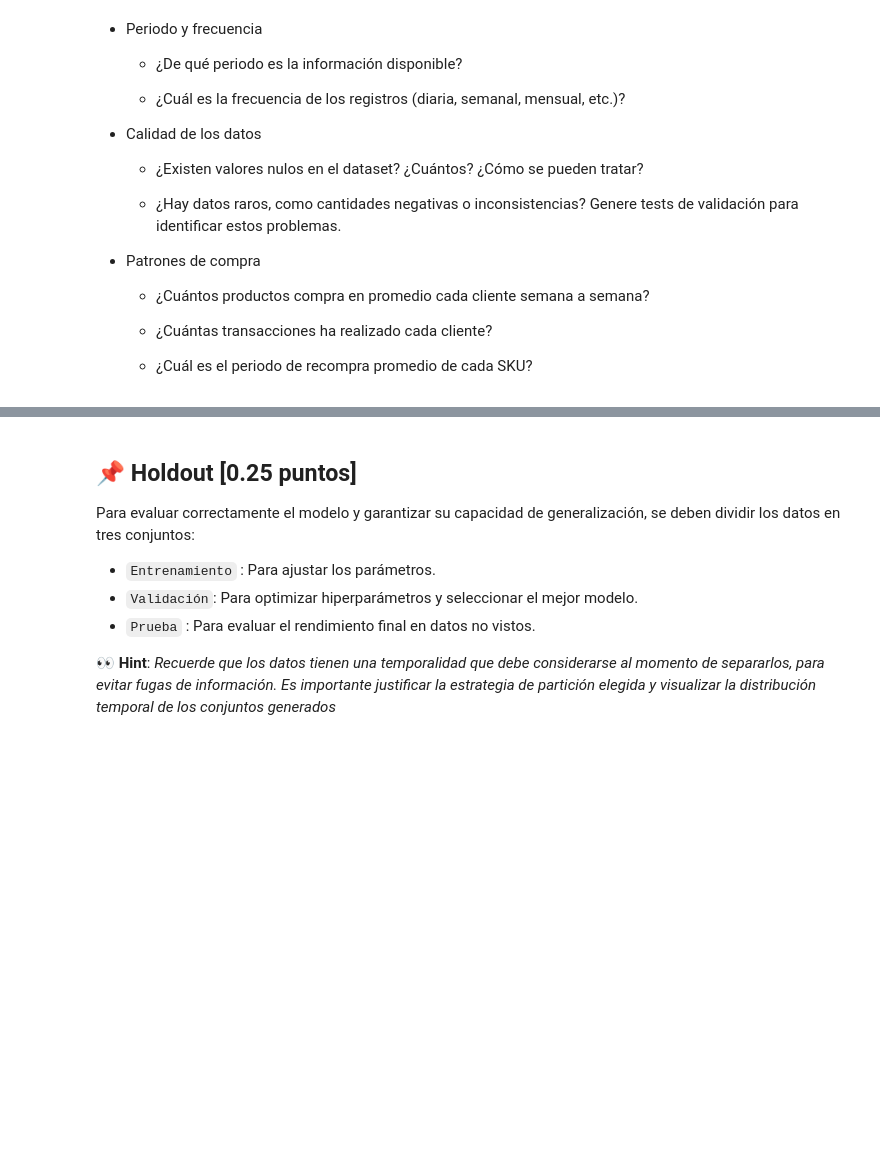
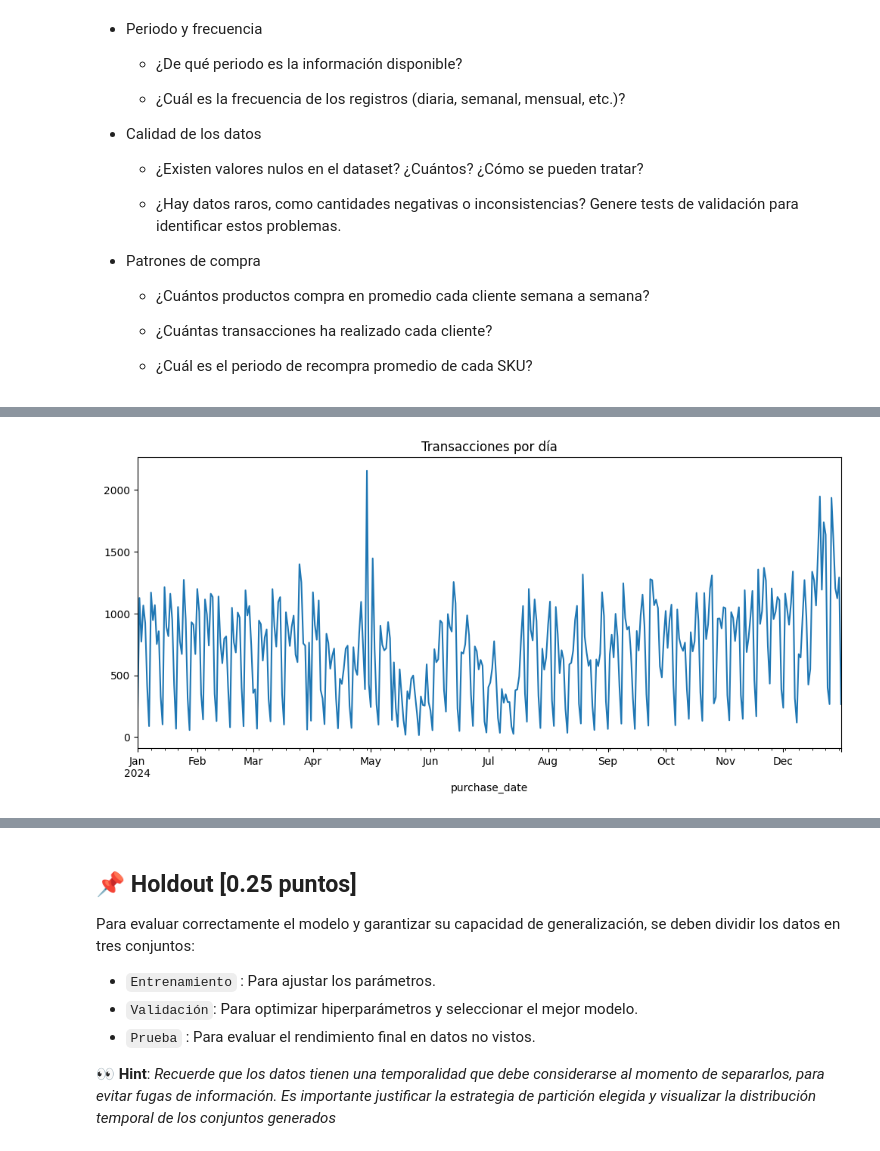
Before and after one commit to fco-marquez/MDS7202_Free_Riders, a Jupyter notebook: entrega1/enunciado_entrega1.ipynb, the cells around one changed output, grey strips where cells are left out. Saved outputs shown, nothing was run; the diff lists cells and outputs as text; code cells hidden in the pictures; blank space fills up the shorter version.

```diff
--- a/entrega1/enunciado_entrega1.ipynb
+++ b/entrega1/enunciado_entrega1.ipynb
@@ -494,0 +501,90 @@ Se deben responder preguntas a partir de lo que puedan visualizar/obtener, por e
+# %%
+import matplotlib.pyplot as plt
+import seaborn as sns
+
+# === Cargar el dataset procesado ===
+df = df_final.copy()  # viene del pipeline de la sección anterior
+
+# ----------------------------------------------------
+# 📌 CLIENTES Y PRODUCTOS
+# ----------------------------------------------------
+
+# Clientes únicos
+num_customers = df['customer_id'].nunique()
+print(f"Clientes únicos: {num_customers}")
+
+# Productos únicos
+num_products = df['product_id'].nunique()
+print(f"Productos únicos: {num_products}")
+
+# ----------------------------------------------------
+# 📌 PERIODO Y FRECUENCIA
+# ----------------------------------------------------
+df['purchase_date'] = pd.to_datetime(df['purchase_date'])
+
+min_date = df['purchase_date'].min()
+max_date = df['purchase_date'].max()
+print(f"Periodo de datos: {min_date} → {max_date}")
+
+# Conteo de transacciones por fecha
+tx_per_day = df.groupby('purchase_date')['order_id'].count()
+tx_per_day.plot(figsize=(12,5), title="Transacciones por día")
+plt.show()
+
+# Chequear frecuencia promedio
+diffs = df['purchase_date'].sort_values().diff().dropna()
+print(f"Frecuencia más común entre registros: {diffs.mode()[0]}")
+
+# ----------------------------------------------------
+# 📌 CALIDAD DE LOS DATOS
+# ----------------------------------------------------
+# Nulos
+print("Valores nulos por columna:")
+print(df.isnull().sum())
+
+# Validaciones
+def check_data_quality(df):
+    issues = {}
+    if (df['payment'] < 0).any():
+        issues['negative_payment'] = df[df['payment'] < 0].shape[0]
+    if (df['size'] <= 0).any():
+        issues['invalid_size'] = df[df['size'] <= 0].shape[0]
+    return issues
+
+print("Problemas detectados:")
+print(check_data_quality(df))
+
+# ----------------------------------------------------
+# 📌 PATRONES DE COMPRA
+# ----------------------------------------------------
+# Productos comprados promedio por cliente por semana
+df['week'] = df['purchase_date'].dt.to_period('W')
+prod_per_client_week = (
+    df.groupby(['customer_id','week'])['product_id']
+    .nunique()
+    .mean()
+)
+print(f"Promedio de productos distintos comprados por cliente/semana: {prod_per_client_week:.2f}")
+
+# Transacciones por cliente
+tx_per_client = df.groupby('customer_id')['order_id'].nunique()
+print("Distribución de transacciones por cliente:")
+print(tx_per_client.describe())
+
+sns.histplot(tx_per_client, bins=50)
+plt.title("Distribución de transacciones por cliente")
+plt.show()
+
+# Periodo de recompra promedio por SKU
+df_sorted = df.sort_values(['product_id','purchase_date'])
+df_sorted['prev_purchase'] = df_sorted.groupby('product_id')['purchase_date'].shift(1)
+df_sorted['recompra_dias'] = (df_sorted['purchase_date'] - df_sorted['prev_purchase']).dt.days
+
+recompra_promedio = df_sorted.groupby('product_id')['recompra_dias'].mean().dropna()
+print("Recompra promedio (en días) por SKU:")
+print(recompra_promedio.describe())
+
+sns.histplot(recompra_promedio, bins=50)
+plt.title("Distribución de días promedio entre compras por SKU")
+plt.show()
+# %% [output]
@@ -494,0 +594 @@ Se deben responder preguntas a partir de lo que puedan visualizar/obtener, por e
+[figure, added]
```
Also changed, not shown: parts of 9 cells of this notebook.
